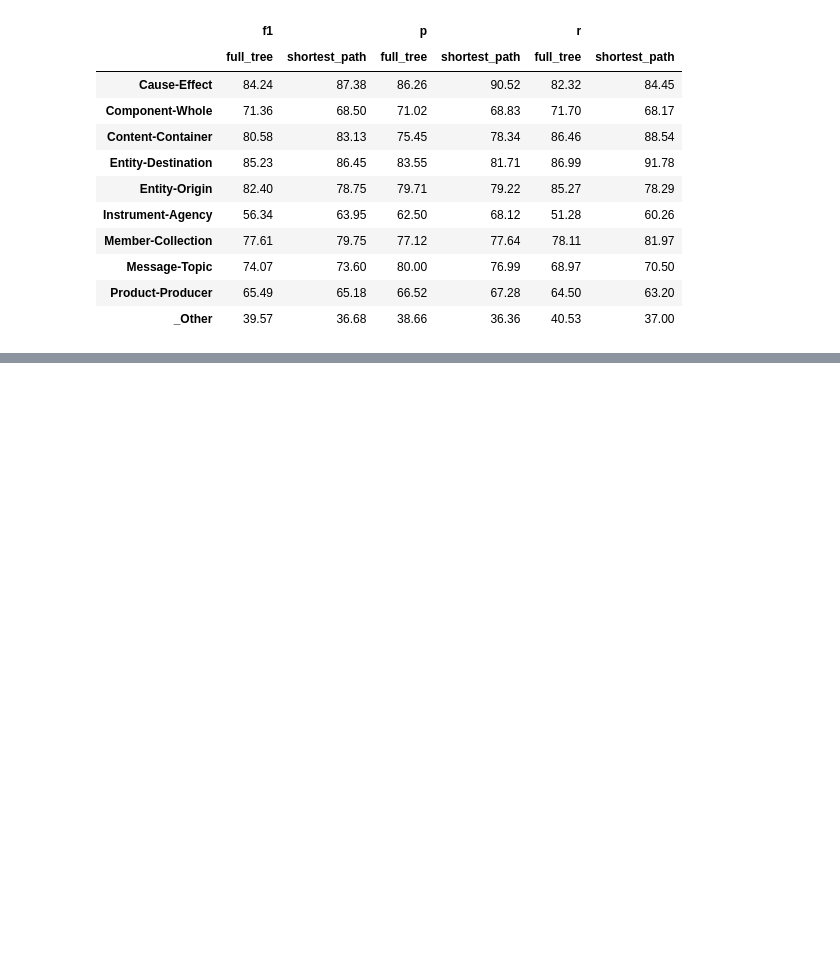
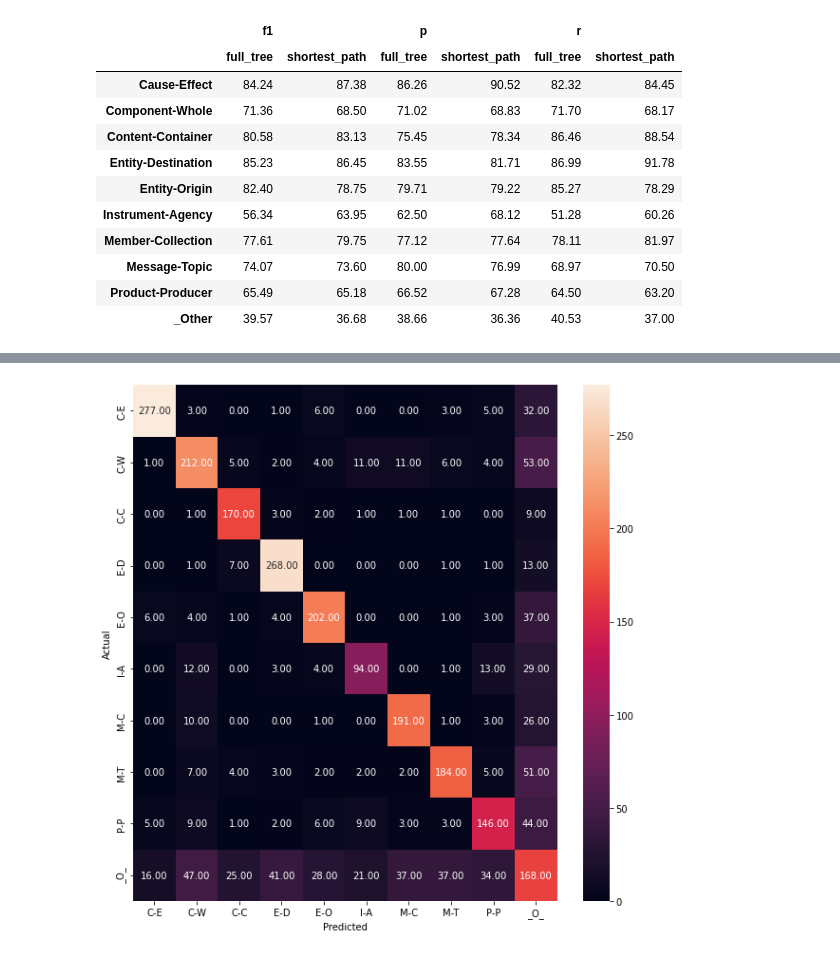
Before and after one commit to zarzouram/RE_Extraction_tree_and_Seq_LSTM, a Jupyter notebook: run_test.ipynb, the cells around one changed output, grey strips where cells are left out. Drawn from its saved outputs; the diff is of its cells as text; code cells hidden in the pictures; blank space fills up the shorter version.

```diff
--- a/run_test.ipynb
+++ b/run_test.ipynb
@@ -451,0 +438,19 @@ Confusion matrix:
+# %%
+confusion_matrix_lstr = results["shortest_path"]["result"].strip().split("\n")[:15]
+cm_str = list(map(lambda x: re.findall(r"\d+", x),
+                  confusion_matrix_lstr[3:-2]))
+cm = [[int(c) for c in cm[:10]] for cm in cm_str]
+labels = confusion_matrix_lstr[1].strip().split()[:10]
+
+fig, ax = plt.subplots(figsize=(10, 10))
+sns.heatmap(cm,
+            annot=True,
+            fmt=".2f",
+            xticklabels=labels,
+            yticklabels=labels)
+plt.ylabel('Actual')
+plt.xlabel('Predicted')
+plt.show(block=False)
+# print("\n".join(results["shortest_path"]["result"].strip().split("\n")[:15]))
+# %% [output]
+[figure, added]
```
Also changed, not shown: parts of 6 cells of this notebook, 3 other files.
